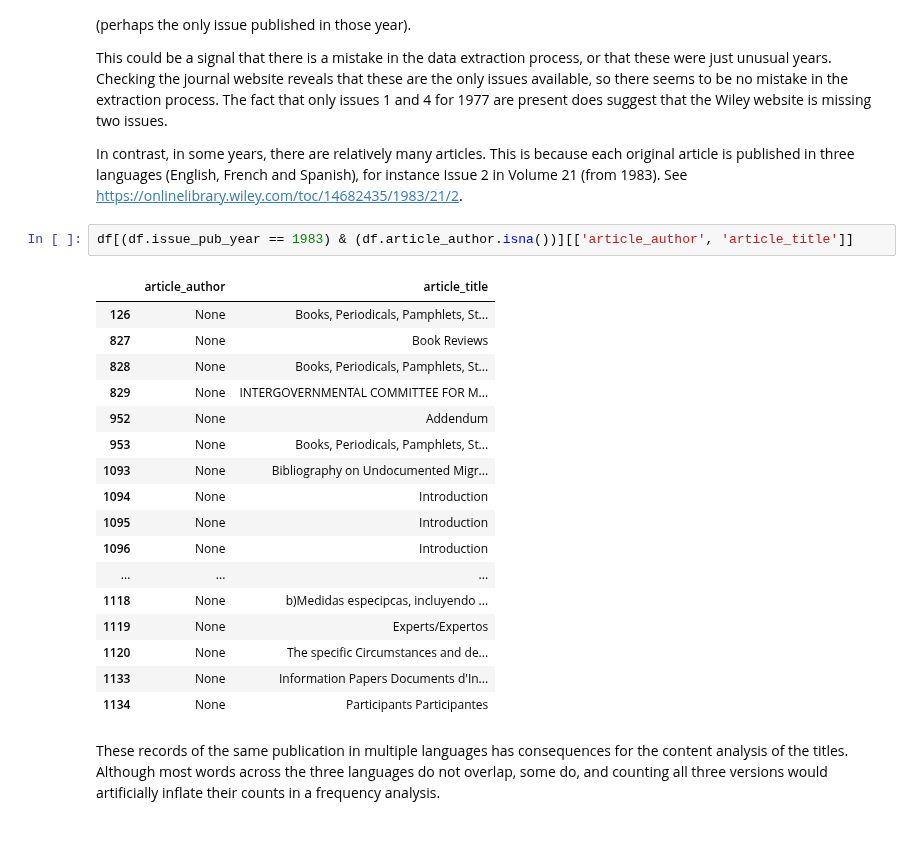
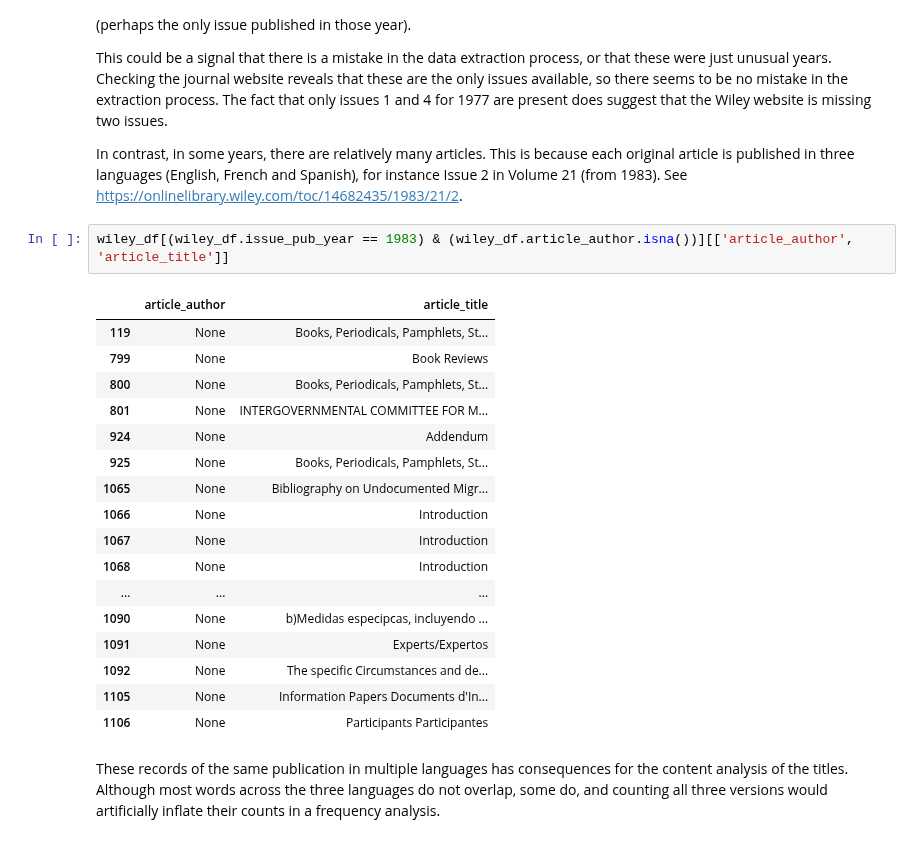
Before and after one commit to HoekR/migrant_discourse, a Jupyter notebook: notebooks/Data-Selection-Modelling.ipynb, the cells around one changed output. Drawn from its saved outputs; the diff is of its cells as text.

```diff
--- a/notebooks/Data-Selection-Modelling.ipynb
+++ b/notebooks/Data-Selection-Modelling.ipynb
@@ -363,24 +366,24 @@ This could be a signal that there is a mistake in the data extraction process, o
 
 In contrast, in some years, there are relatively many articles. This is because each original article is published in three languages (English, French and Spanish), for instance Issue 2 in Volume 21 (from 1983). See [https://onlinelibrary.wiley.com/toc/14682435/1983/21/2](https://onlinelibrary.wiley.com/toc/14682435/1983/21/2).
 # %%
-df[(df.issue_pub_year == 1983) & (df.article_author.isna())][['article_author', 'article_title']]
+wiley_df[(wiley_df.issue_pub_year == 1983) & (wiley_df.article_author.isna())][['article_author', 'article_title']]
 # %% [output]
 |  | article_author | article_title |
-| 126 | None | Books, Periodicals, Pamphlets, St... |
-| 827 | None | Book Reviews |
-| 828 | None | Books, Periodicals, Pamphlets, St... |
-| 829 | None | INTERGOVERNMENTAL COMMITTEE FOR M... |
-| 952 | None | Addendum |
-| 953 | None | Books, Periodicals, Pamphlets, St... |
-| 1093 | None | Bibliography on Undocumented Migr... |
-| 1094 | None | Introduction |
-| 1095 | None | Introduction |
-| 1096 | None | Introduction |
+| 119 | None | Books, Periodicals, Pamphlets, St... |
+| 799 | None | Book Reviews |
+| 800 | None | Books, Periodicals, Pamphlets, St... |
+| 801 | None | INTERGOVERNMENTAL COMMITTEE FOR M... |
+| 924 | None | Addendum |
+| 925 | None | Books, Periodicals, Pamphlets, St... |
+| 1065 | None | Bibliography on Undocumented Migr... |
+| 1066 | None | Introduction |
+| 1067 | None | Introduction |
+| 1068 | None | Introduction |
 | ... | ... | ... |
-| 1118 | None | b)Medidas especipcas, incluyendo ... |
-| 1119 | None | Experts/Expertos |
-| 1120 | None | The specific Circumstances and de... |
-| 1133 | None | Information Papers Documents d'In... |
-| 1134 | None | Participants Participantes |
+| 1090 | None | b)Medidas especipcas, incluyendo ... |
+| 1091 | None | Experts/Expertos |
+| 1092 | None | The specific Circumstances and de... |
+| 1105 | None | Information Papers Documents d'In... |
+| 1106 | None | Participants Participantes |
 # %% [markdown]
 These records of the same publication in multiple languages has consequences for the content analysis of the titles. Although most words across the three languages do not overlap, some do, and counting all three versions would artificially inflate their counts in a frequency analysis.
```
Also changed, not shown: parts of 50 cells of this notebook, 9 other files.
